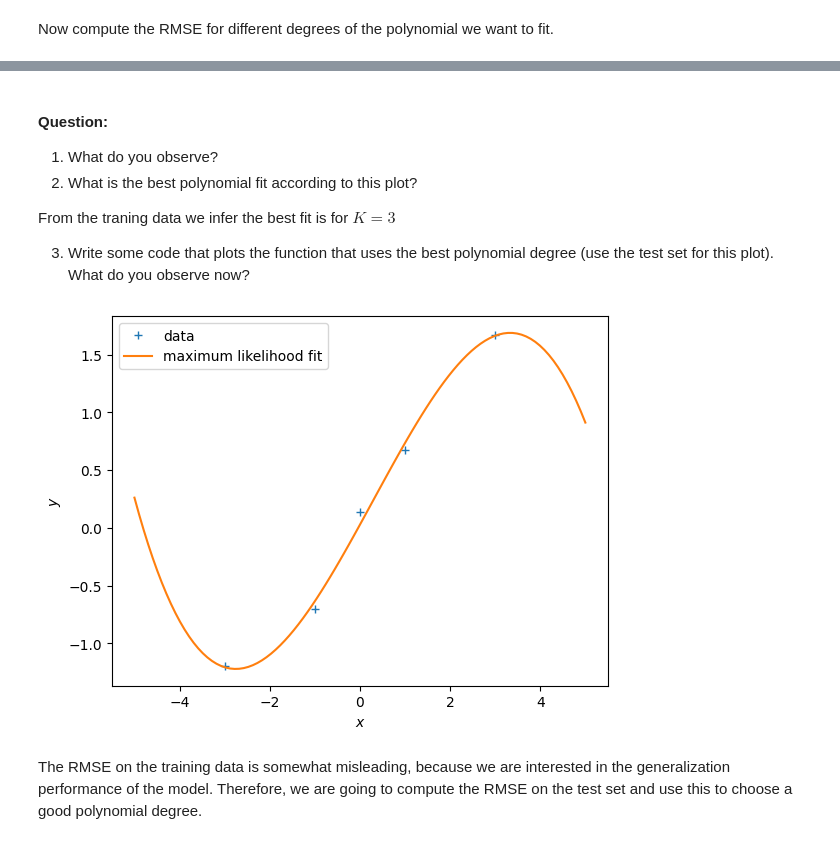
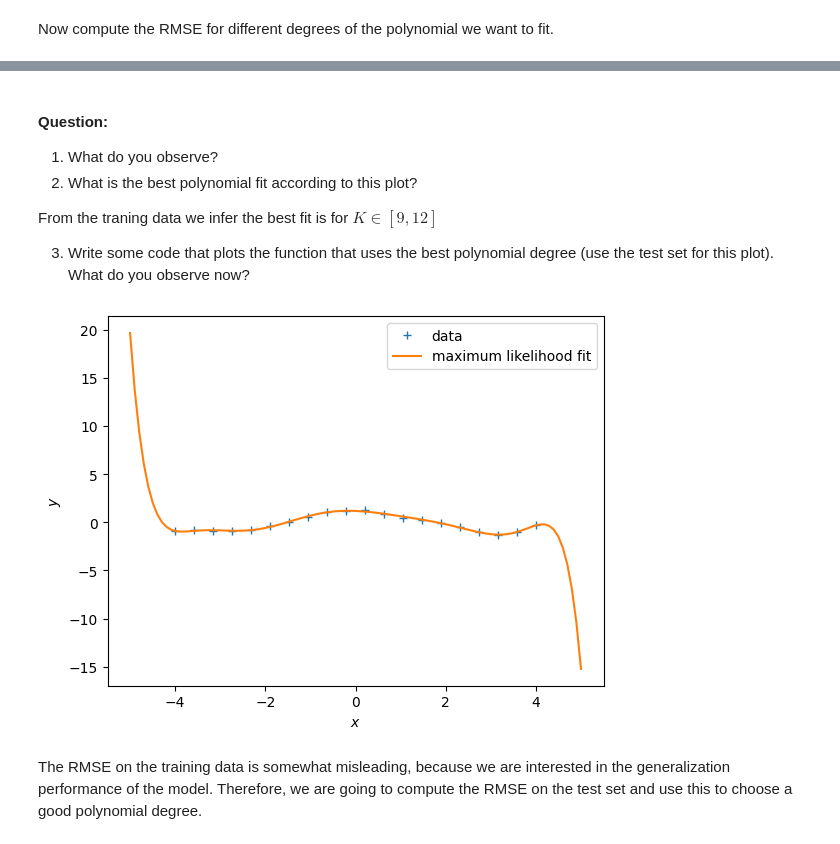
Before and after one commit to albamr09/MML, a Jupyter notebook: 09_Linear_Regression/tutorial_linear_regression.ipynb, the cells around one changed output, grey strips where cells are left out. Cells and saved outputs as stored; diff of their text form; code cells hidden in the pictures.

```diff
--- a/09_Linear_Regression/tutorial_linear_regression.ipynb
+++ b/09_Linear_Regression/tutorial_linear_regression.ipynb
@@ -504,32 +504,32 @@ plt.ylabel("RMSE");
 1. What do you observe?
 2. What is the best polynomial fit according to this plot?
 
-From the traning data we infer the best fit is for $K = 3$
+From the traning data we infer the best fit is for $K \in [9, 12]$
 
 3. Write some code that plots the function that uses the best polynomial degree (use the test set for this plot). What do you observe now?
 # %%
-best_k = 3
+best_k = 9
 # N x (k+1) feature matrix
 Phi = poly_features(X, best_k)
 # maximum likelihood estimator
 theta_ml = nonlinear_features_maximum_likelihood(Phi, y)
 # test inputs
 Xtest = np.linspace(-5,5,100).reshape(-1,1)
 # N x (k+1) feature matrix
 Phi_test = poly_features(Xtest, best_k)
 
 # WRITE THE PLOTTING CODE HERE
 plt.figure()
 plt.plot(X, y, '+')
 
 ypred_test = Phi_test*theta_ml ## <--- EDIT THIS LINE (hint: you may require a few lines to do the computation)
 
 plt.plot(Xtest, ypred_test)
 plt.xlabel("$x$")
 plt.ylabel("$y$")
 plt.legend(["data", "maximum likelihood fit"]);
 # %% [output]
-[figure, old version]
+[figure, new version]
 # %% [markdown]
 The RMSE on the training data is somewhat misleading, because we are interested in the generalization performance of the model. Therefore, we are going to compute the RMSE on the test set and use this to choose a good polynomial degree.
 # %%
```
Also changed, not shown: parts of 14 cells of this notebook.
